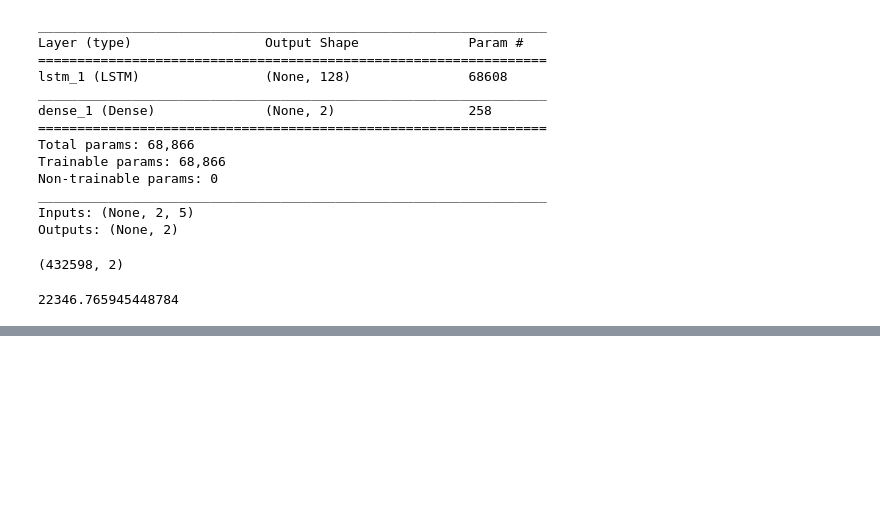
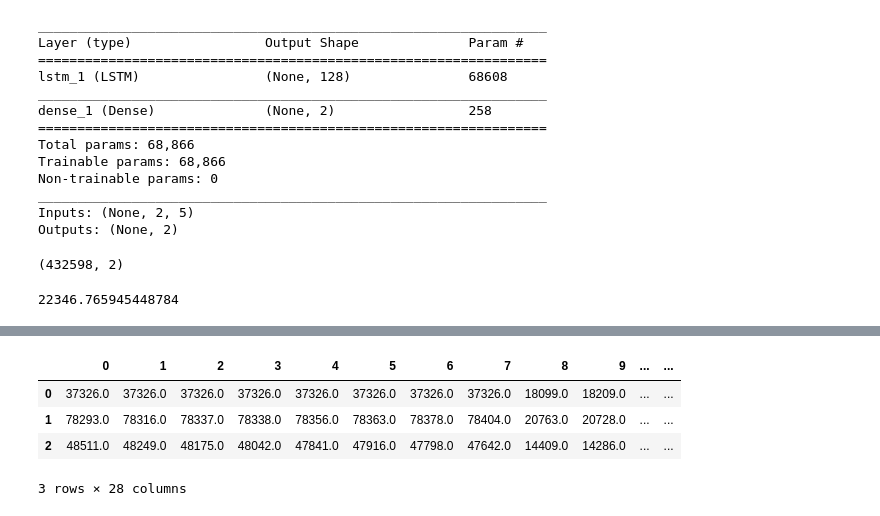
Before and after one commit to pattern-recogniser/pedestrian-trajectory-predictor, a Jupyter notebook: Data understanding and exploration.ipynb, the cells around one changed output, grey strips where cells are left out. Saved outputs shown, nothing was run; the diff lists cells and outputs as text; code cells hidden in the pictures; blank space fills up the shorter version.

```diff
--- a/Data understanding and exploration.ipynb
+++ b/Data understanding and exploration.ipynb
@@ -231,0 +255,12 @@ print(1/len(dist)*(np.sum(dist)))
+# %%
+from visualise import show_pedestrian_path
+import config
+import pandas as pd
+data = pd.read_csv('GRU_test_prediction_and_real.csv', header=None)
+data.head(5)
+# %% [output]
+|  | 0 | 1 | 2 | 3 | 4 | 5 | 6 | 7 | 8 | 9 | ... | ... |
+| 0 | 37326.0 | 37326.0 | 37326.0 | 37326.0 | 37326.0 | 37326.0 | 37326.0 | 37326.0 | 18099.0 | 18209.0 | ... | ... |
+| 1 | 78293.0 | 78316.0 | 78337.0 | 78338.0 | 78356.0 | 78363.0 | 78378.0 | 78404.0 | 20763.0 | 20728.0 | ... | ... |
+| 2 | 48511.0 | 48249.0 | 48175.0 | 48042.0 | 47841.0 | 47916.0 | 47798.0 | 47642.0 | 14409.0 | 14286.0 | ... | ... |
+3 rows × 28 columns
```
Also changed, not shown: parts of 3 cells of this notebook, 2 other files.
